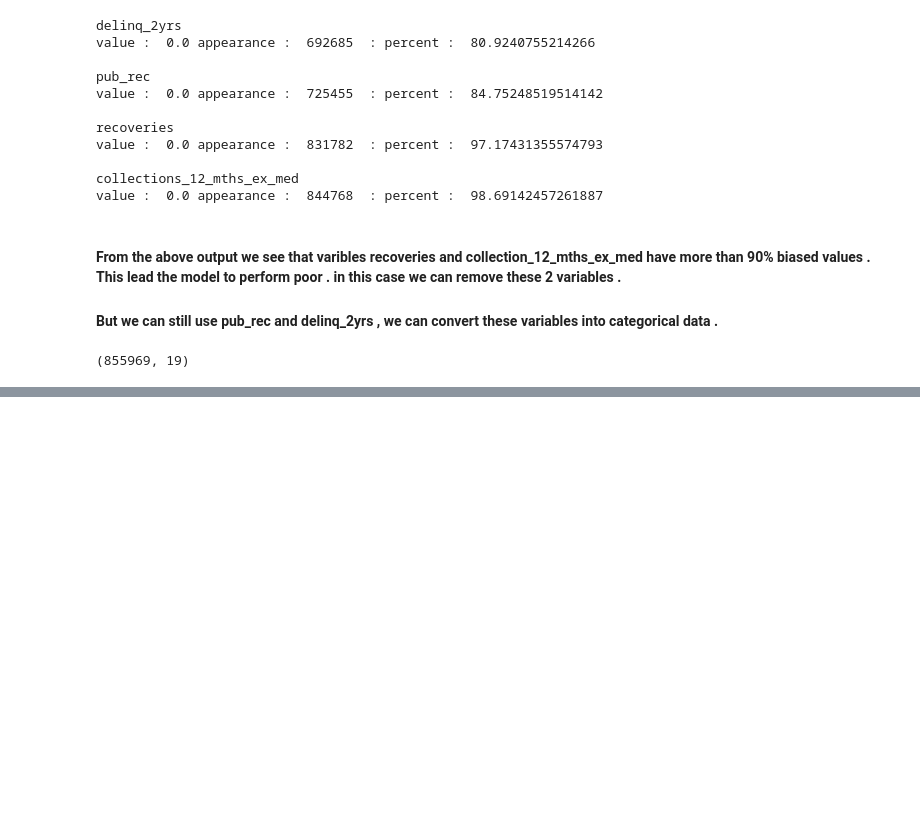
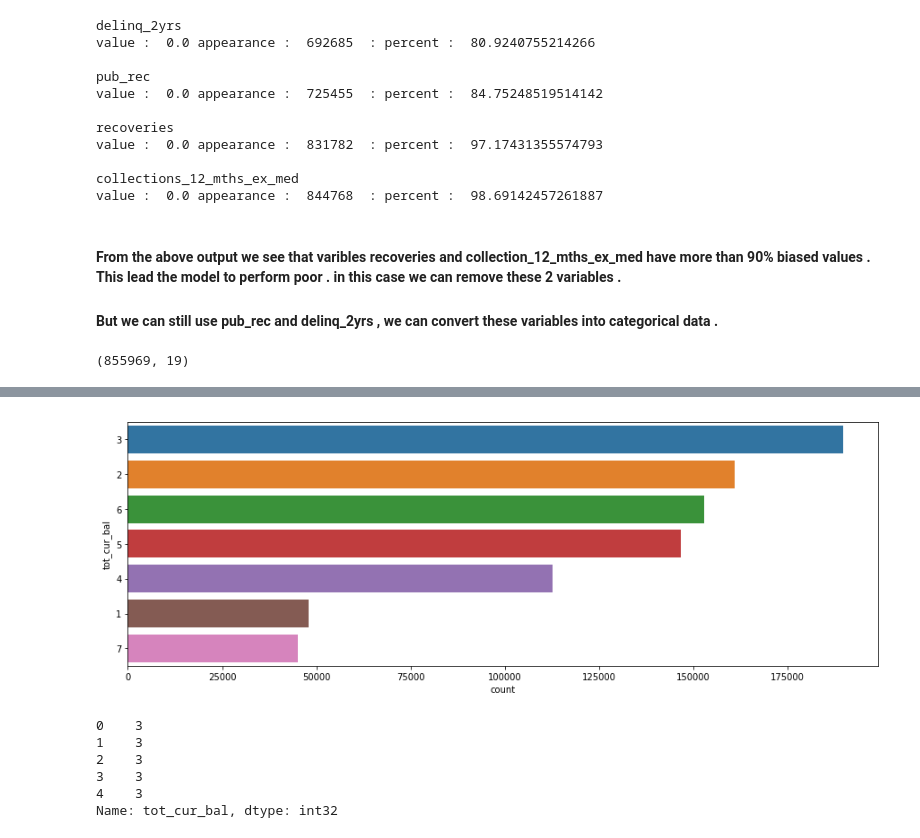
Before and after one commit to kushal9090/Data-Science-Final-Project-on-Loan-Default, a Jupyter notebook: Underwritting.ipynb, the cells around one changed output, grey strips where cells are left out. Saved outputs shown, nothing was run; the diff lists cells and outputs as text; code cells hidden in the pictures; blank space fills up the shorter version.

```diff
--- a/Underwritting.ipynb
+++ b/Underwritting.ipynb
@@ -317,0 +429,5 @@ df_copy.shape
+# %%
+cat_tot_cur = pd.cut(df_copy["tot_cur_bal"] ,
+                     bins = [-1,10000,30000,60000,120000,200000,400000,9000000],
+                     labels = [7,6,5,4,3,2,1])
+print(cat_tot_cur.value_counts())
@@ -317,0 +443,20 @@ df_copy.shape
+# %%
+c_tot = Counter(cat_tot_cur)
+labels_tot = []
+for i in np.arange(0 , 7):
+        labels_tot.append(c_tot.most_common()[i][0])
+sns.countplot(y = cat_tot_cur , order=labels_tot)
+plt.show()
+# %% [output]
+[figure, added]
+# %%
+df_copy["tot_cur_bal"] = cat_tot_cur
+df_copy["tot_cur_bal"] = df_copy["tot_cur_bal"].astype(int)
+print(df_copy["tot_cur_bal"].head())
+# %% [output]
+0    3
+1    3
+2    3
+3    3
+4    3
+Name: tot_cur_bal, dtype: int32
```
Also changed, not shown: parts of 24 cells of this notebook.
